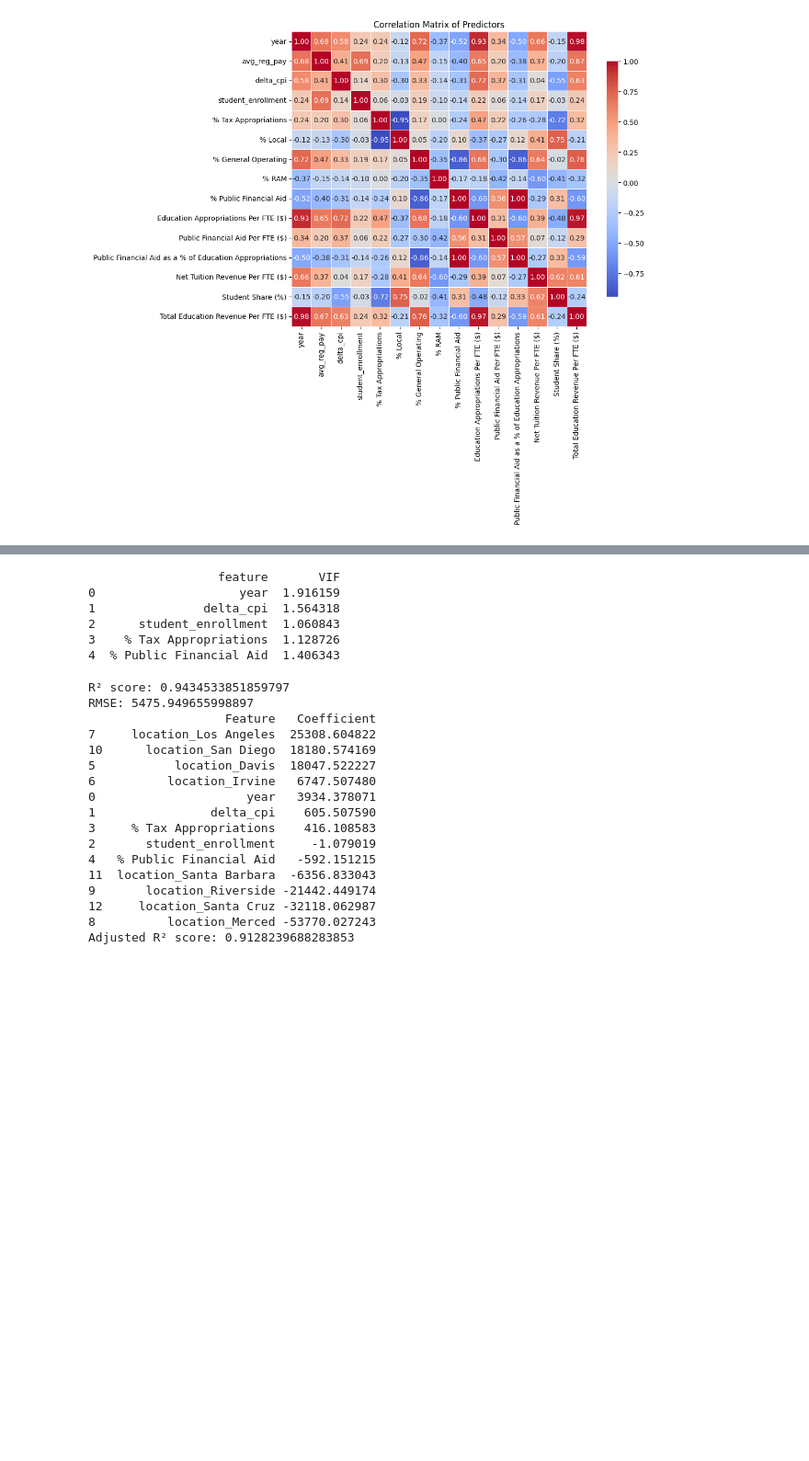
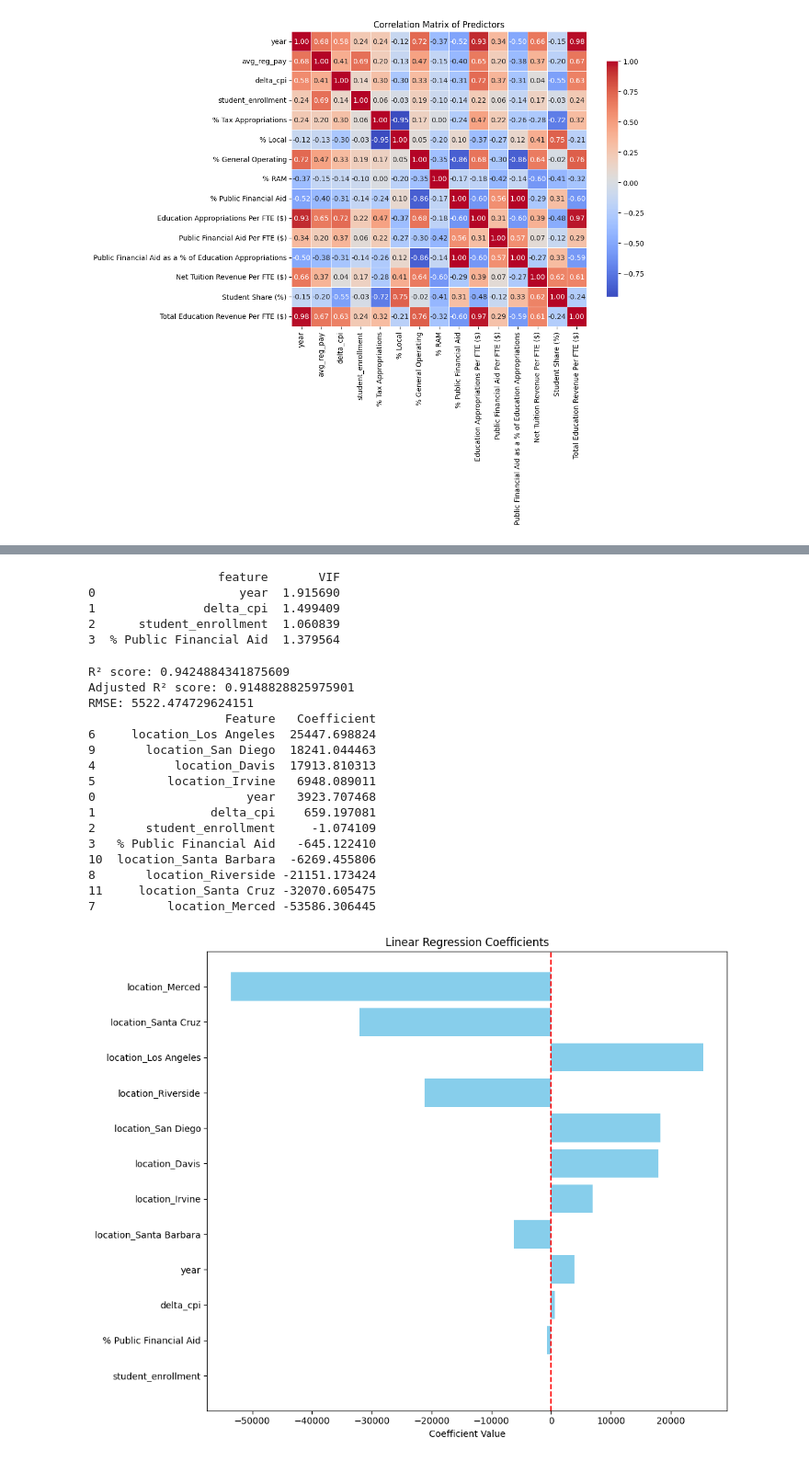
Before and after one commit to nilsberzins/stat-405-final, a Jupyter notebook: EDA405.ipynb, the cells around one changed output, grey strips where cells are left out. Shown at 92% size. Drawn from its saved outputs; the diff is of its cells as text; code cells hidden in the pictures; blank space fills up the shorter version.

```diff
--- a/EDA405.ipynb
+++ b/EDA405.ipynb
@@ -588,19 +642,8 @@ plt.show()
 # %%
 #checking vif
-drop_cols = [
-    'Total Education Revenue Per FTE ($)',
-    'Education Appropriations Per FTE ($)',
-    'Net Tuition Revenue Per FTE ($)',
-    '% Local',
-    '% RAM',
-    'Student Share (%)',
-    'Public Financial Aid as a % of Education Appropriations',
-    'Public Financial Aid Per FTE ($)'
-]
 
 # Keep only the relevant features + location
-features = ['year', 'delta_cpi', 'student_enrollment', '% Tax Appropriations',
-            '% Public Financial Aid']
+features = ['year', 'delta_cpi', 'student_enrollment', '% Public Financial Aid']
 
 df_vif = uc_agg[features].copy()
 
@@ -614,18 +657,16 @@ vif_data["VIF"] = [variance_inflation_factor(X.values, i)
 print(vif_data)
 # %% [output]
                   feature       VIF
-0                    year  1.916159
-1               delta_cpi  1.564318
-2      student_enrollment  1.060843
-3    % Tax Appropriations  1.128726
-4  % Public Financial Aid  1.406343
+0                    year  1.915690
+1               delta_cpi  1.499409
+2      student_enrollment  1.060839
+3  % Public Financial Aid  1.379564
 # %%
 #linear regression model
 base_features = [
     'year',
     'delta_cpi',
     'student_enrollment',
-    '% Tax Appropriations',
     '% Public Financial Aid',
 ]
 
@@ -650,7 +691,11 @@ y_pred = model.predict(X_test)
 r2 = r2_score(y_test, y_pred)
 rmse = np.sqrt(mean_squared_error(y_test, y_pred))
 
+#adjusted R^2
+adjusted_r2 = 1 - (1 - r2) * (len(y_test) - 1) / (len(y_test) - X_test.shape[1] - 1)
+
 print("R² score:", r2)
+print("Adjusted R² score:", adjusted_r2)
 print("RMSE:", rmse)
 
 # Step 8: View coefficients
@@ -660,28 +705,38 @@ coef_df = pd.DataFrame({
 }).sort_values(by="Coefficient", ascending=False)
 
 print(coef_df)
-
-#adjusted R^2
-adjusted_r2 = 1 - (1 - r2) * (len(y_test) - 1) / (len(y_test) - X_test.shape[1] - 1)
-print("Adjusted R² score:", adjusted_r2)
 # %% [output]
-R² score: 0.9434533851859797
-RMSE: 5475.949655998897
+R² score: 0.9424884341875609
+Adjusted R² score: 0.9148828825975901
+RMSE: 5522.474729624151
                    Feature   Coefficient
-7     location_Los Angeles  25308.604822
-10      location_San Diego  18180.574169
-5           location_Davis  18047.522227
-6          location_Irvine   6747.507480
-0                     year   3934.378071
-1                delta_cpi    605.507590
-3     % Tax Appropriations    416.108583
-2       student_enrollment     -1.079019
-4   % Public Financial Aid   -592.151215
-11  location_Santa Barbara  -6356.833043
-9       location_Riverside -21442.449174
-12     location_Santa Cruz -32118.062987
-8          location_Merced -53770.027243
-Adjusted R² score: 0.9128239688283853
+6     location_Los Angeles  25447.698824
+9       location_San Diego  18241.044463
+4           location_Davis  17913.810313
+5          location_Irvine   6948.089011
+0                     year   3923.707468
+1                delta_cpi    659.197081
+2       student_enrollment     -1.074109
+3   % Public Financial Aid   -645.122410
+10  location_Santa Barbara  -6269.455806
+8       location_Riverside -21151.173424
+11     location_Santa Cruz -32070.605475
+7          location_Merced -53586.306445
+# %%
+# Sort by absolute value of coefficient
+coef_df['abs_coef'] = coef_df['Coefficient'].abs()
+coef_df_sorted = coef_df.sort_values(by='abs_coef', ascending=True)
+
+# Plot
+plt.figure(figsize=(10, 8))
+plt.barh(coef_df_sorted['Feature'], coef_df_sorted['Coefficient'], color='skyblue')
+plt.axvline(x=0, color='red', linestyle='--')
+plt.title("Linear Regression Coefficients")
+plt.xlabel("Coefficient Value")
+plt.tight_layout()
+plt.show()
+# %% [output]
+[figure, added]
 # %%
 # 1. Compute residuals
 residuals = y_test - y_pred
```
Also changed, not shown: parts of 20 cells of this notebook.
